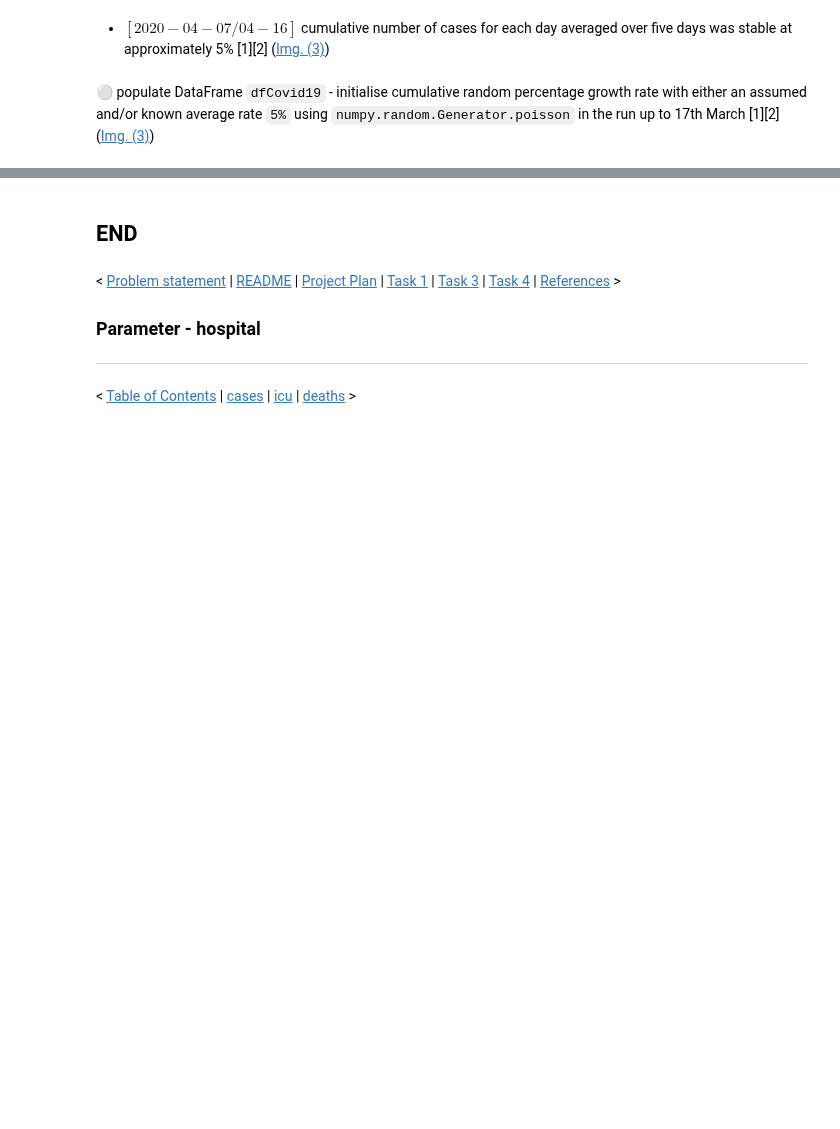
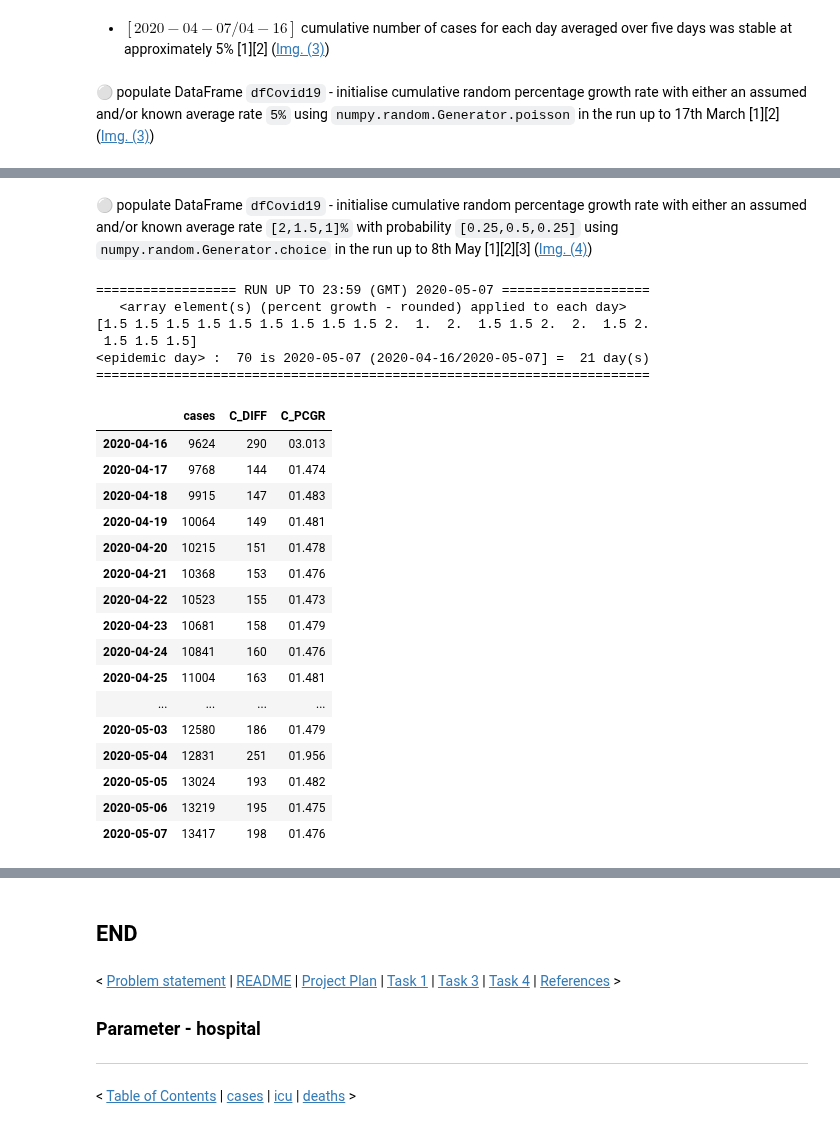
Before and after one commit to E6985/pda-numpy-random-simulation, a Jupyter notebook: Programming-for-Data-Analysis-Project-2020.ipynb, the cells around one changed output, grey strips where cells are left out. Cells and saved outputs as stored; diff of their text form; code cells hidden in the pictures; blank space fills up the shorter version.

Commit message:
DUE: 6th January, 2021 (23:59) - (2020-02-28/06-03] cases - Research/Synthetic data completed.

```diff
--- a/Programming-for-Data-Analysis-Project-2020.ipynb
+++ b/Programming-for-Data-Analysis-Project-2020.ipynb
@@ -971,0 +815,40 @@ fStatus(dfCovid19,nFrom,nTo)[[nColumn,"C_DIFF","C_PCGR"]]
+# %% [markdown]
+&#x26AA; populate DataFrame ``dfCovid19`` - initialise cumulative random percentage growth rate with either an assumed and/or known average rate ``[2,1.5,1]%`` with probability ``[0.25,0.5,0.25]`` using ``numpy.random.Generator.choice`` in the run up to 8th May [1][2][3] ([Img. (4)](https://github.com/E6985/pda-numpy-random-simulation/blob/main/img/04232020-cases-hospital-icu.png))
+
+<!--
+[1] P. Nolan (IEMAG), "LIVE at the daily coronavirus briefing as health officials give an update (07/05/2020)," [VirginMediaNews](https://web.archive.org/web/20201207124157if_/https://www.facebook.com/VirginMediaNews/videos/646196552888811), May 2020.
+
+[2] Department of Health, [Statement from the National Public Health Emergency Team - Thursday 7 May](https://web.archive.org/web/20201115150414/https://www.gov.ie/en/press-release/fe4551-statement-from-the-national-public-emergency-team-7-may), May 2020.
+
+[3] Anaconda (choice), "numpy.random.Generator," Docstring, June 2020.
+-->
+# %%
+nFrom,nTo="2020-04-16","2020-05-07"
+nCases=fCovid19(nFrom,nTo,nColumn,np.random.default_rng().choice(a=[2,1.5,1],
+                                                                 p=[0.25,0.5,0.25],size=21))
+fEpidemicDay(dfCovid19,nTo)
+fStatus(dfCovid19,nFrom,nTo)[[nColumn,"C_DIFF","C_PCGR"]]
+# %% [output]
+================== RUN UP TO 23:59 (GMT) 2020-05-07 ===================
+   <array element(s) (percent growth - rounded) applied to each day>
+[1.5 1.5 1.5 1.5 1.5 1.5 1.5 1.5 1.5 2.  1.  2.  1.5 1.5 2.  2.  1.5 2.
+ 1.5 1.5 1.5]
+<epidemic day> :  70 is 2020-05-07 (2020-04-16/2020-05-07] =  21 day(s)
+=======================================================================
+|  | cases | C_DIFF | C_PCGR |
+| 2020-04-16 | 9624 | 290 | 03.013 |
+| 2020-04-17 | 9768 | 144 | 01.474 |
+| 2020-04-18 | 9915 | 147 | 01.483 |
+| 2020-04-19 | 10064 | 149 | 01.481 |
+| 2020-04-20 | 10215 | 151 | 01.478 |
+| 2020-04-21 | 10368 | 153 | 01.476 |
+| 2020-04-22 | 10523 | 155 | 01.473 |
+| 2020-04-23 | 10681 | 158 | 01.479 |
+| 2020-04-24 | 10841 | 160 | 01.476 |
+| 2020-04-25 | 11004 | 163 | 01.481 |
+| ... | ... | ... | ... |
+| 2020-05-03 | 12580 | 186 | 01.479 |
+| 2020-05-04 | 12831 | 251 | 01.956 |
+| 2020-05-05 | 13024 | 193 | 01.482 |
+| 2020-05-06 | 13219 | 195 | 01.475 |
+| 2020-05-07 | 13417 | 198 | 01.476 |
```
Also changed, not shown: parts of 44 cells of this notebook, 2 other files.
